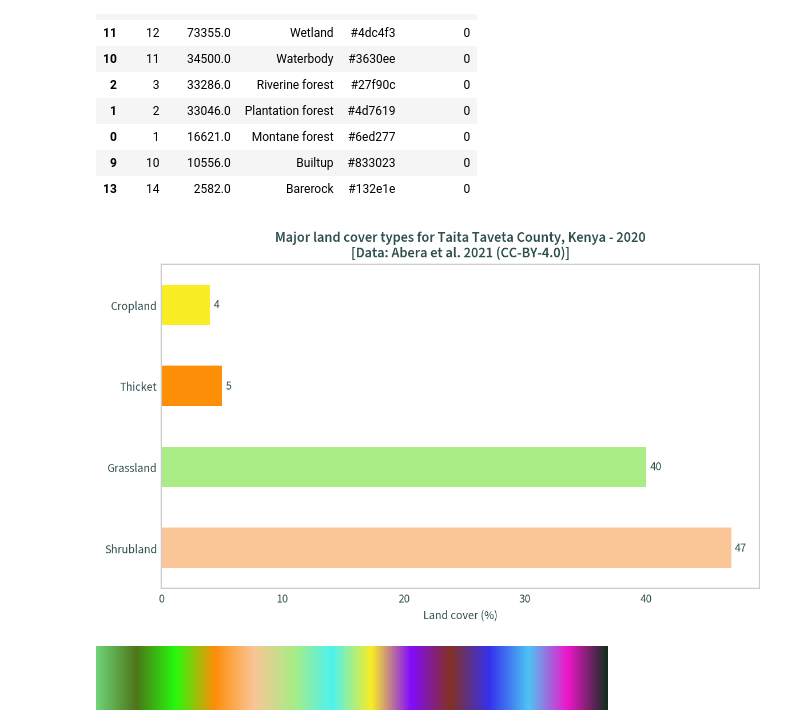
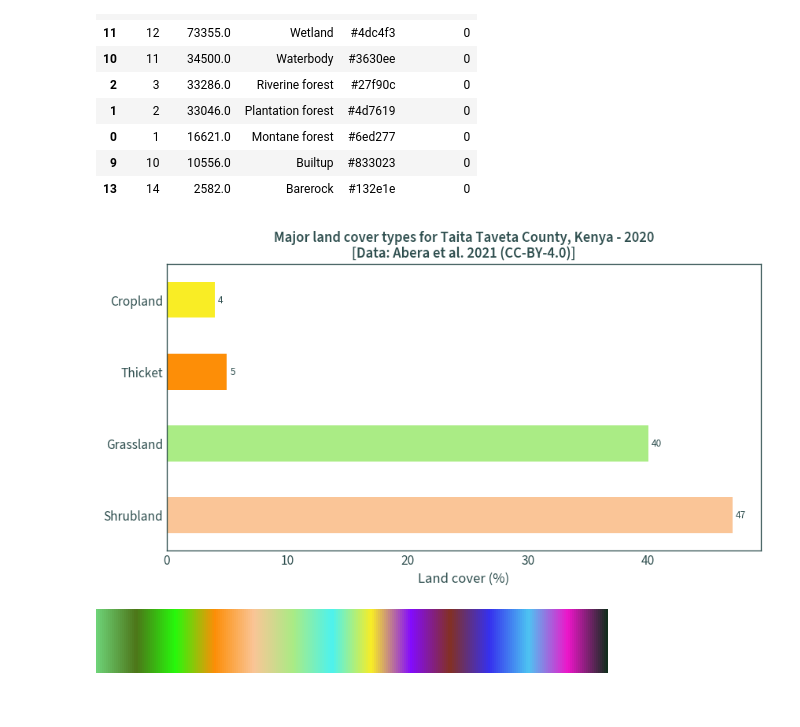
Before and after one commit to nmstreethran/charts, a Jupyter notebook: docs/rioxarray_lc.ipynb, the cells around one changed output. Cells and saved outputs as stored; diff of their text form; code cells hidden in the pictures; blank space fills up the shorter version.

```diff
--- a/docs/rioxarray_lc.ipynb
+++ b/docs/rioxarray_lc.ipynb
@@ -37,15 +35,0 @@ Last updated: 2022-08-08 07:54:25.009388+00:00
-# %%
-# configure plot styles
-plt.style.use("seaborn-whitegrid")
-plt.rcParams["font.family"] = "Source Sans 3"
-plt.rcParams["figure.dpi"] = 150
-plt.rcParams["axes.grid"] = False
-plt.rcParams["text.color"] = "darkslategrey"
-plt.rcParams["axes.labelcolor"] = "darkslategrey"
-plt.rcParams["xtick.labelcolor"] = "darkslategrey"
-plt.rcParams["ytick.labelcolor"] = "darkslategrey"
-plt.rcParams["figure.titleweight"] = "semibold"
-plt.rcParams["axes.titleweight"] = "semibold"
-plt.rcParams["figure.titlesize"] = "13"
-plt.rcParams["axes.titlesize"] = "12"
-plt.rcParams["axes.labelsize"] = "10"
@@ -72,0 +36,10 @@ else:
+# %%
+KNOWN_HASH = None
+URL = (
+    "https://prod-dcd-datasets-cache-zipfiles.s3.eu-west-1.amazonaws.com/"
+    "xv24ngy2dz-2.zip"
+)
+FILE_NAME = "kenya_land_cover.zip"
+SUB_DIR = os.path.join("data", "kenya_land_cover")
+DATA_FILE = os.path.join(SUB_DIR, FILE_NAME)
+os.makedirs(SUB_DIR, exist_ok=True)
@@ -89,7 +86,7 @@ except BadZipFile:
 # %%
 # define paths to the TIF and QML files
-for i in ZipFile(ZIP_FILE).namelist():
+for i in ZipFile(DATA_FILE).namelist():
     if i.endswith(".tif"):
-        raster_file = os.path.join(DATA_DIR, i)
+        raster_file = os.path.join(SUB_DIR, i)
     elif i.endswith(".qml"):
-        style_file = os.path.join(DATA_DIR, i)
+        style_file = os.path.join(SUB_DIR, i)
@@ -114,3 +93,5 @@ with LocalCluster() as cluster, Client(cluster) as client:
+# %%
+landcover = rxr.open_rasterio(raster_file, chunks=300, masked=True)
 # %%
 landcover
 # %% [output]
@@ -251,23 +232,24 @@ uniquevals
 # %%
 # plot the major land cover types, i.e. percentage > 0
 mask = uniquevals["percentage"] > 0
 uniquevals_sig = uniquevals[mask]
 
 ax = uniquevals_sig.plot.barh(
     x="label", y="percentage", legend=False, figsize=(9, 5),
     color=uniquevals_sig["color"]
 )
 
 ax.bar_label(ax.containers[0], padding=3)
 plt.title(
     "Major land cover types for Taita Taveta County, Kenya - 2020" +
     "\n[Data: Abera et al. 2021 (CC-BY-4.0)]"
 )
 plt.ylabel("")
 plt.xlabel("Land cover (%)")
+plt.tight_layout()
 plt.show()
 # %% [output]
-[figure, old version]
+[figure, new version]
 # %%
 # convert values to integer and sort
 uniquevals["value"] = uniquevals["value"].astype(int)
```
Also changed, not shown: parts of 24 cells of this notebook, 5 other files.
